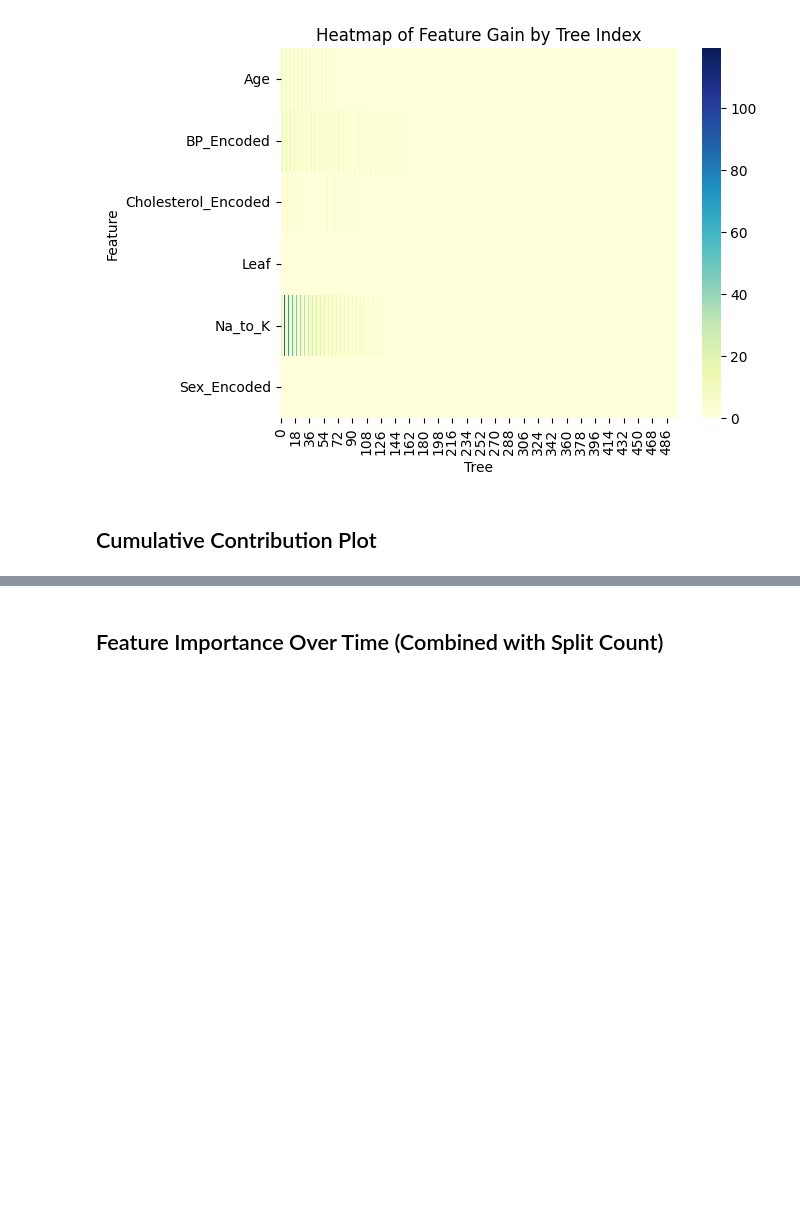
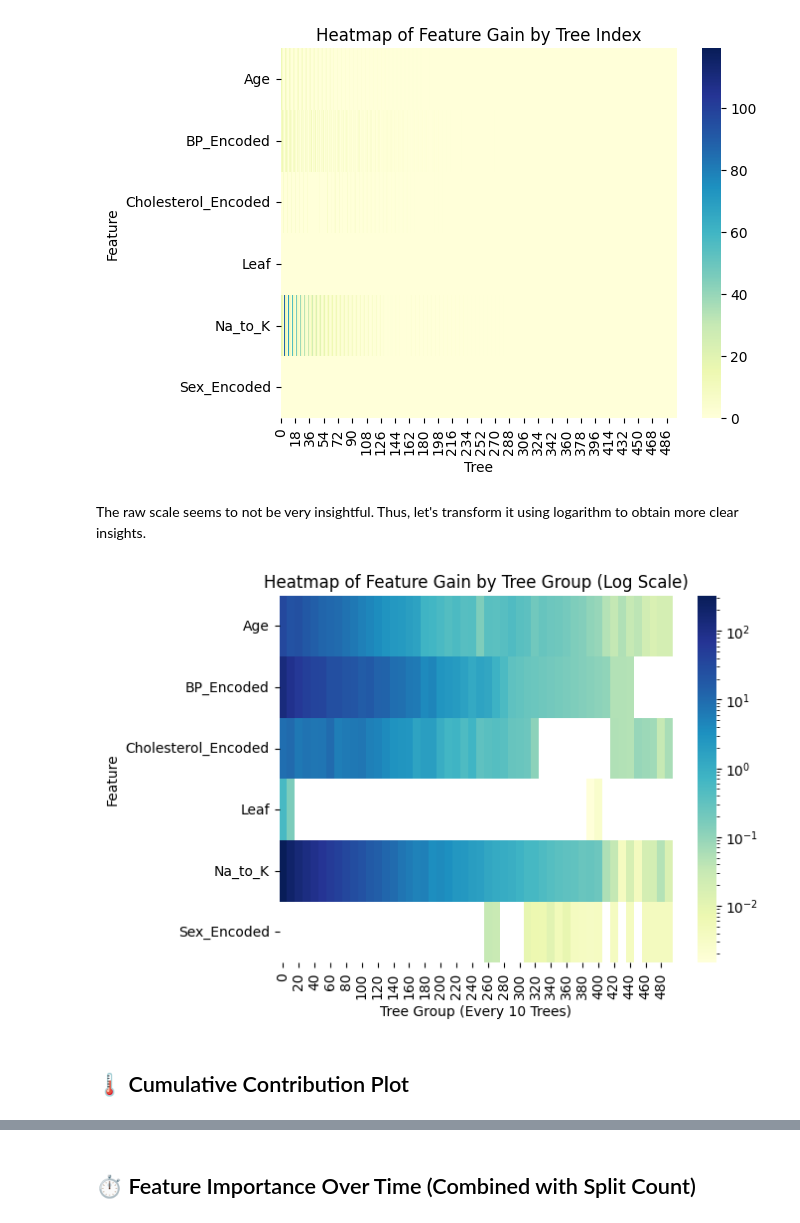
Before and after one commit to PeeteKeesel/kaggle-verse, a Jupyter notebook: understanding-trees-in-depth.ipynb, the cells around one changed output, grey strips where cells are left out. Drawn from its saved outputs; the diff is of its cells as text; code cells hidden in the pictures; blank space fills up the shorter version.

Commit message:
Kaggle Notebook | 🤔Understanding Trees 🌳 In Depth💡 | Version 9

```diff
--- a/understanding-trees-in-depth.ipynb
+++ b/understanding-trees-in-depth.ipynb
@@ -304,8 +270,31 @@ setattr(BoostingComplexityAnalyzer, 'plot_feature_gain_heatmap', plot_feature_ga
 analyzer.plot_feature_gain_heatmap()
 # %% [output]
 [figure]
+# %% [markdown]
+The raw scale seems to not be very insightful. Thus, let's transform it using logarithm to obtain more clear insights.
+# %%
+from matplotlib.colors import LogNorm
+
+def plot_feature_gain_heatmap(self):
+    """Plots a heatmap of feature importance by tree index."""
+
+    self.tree_details['Tree_Group'] = (self.tree_details['Tree'] // 10) * 10
+    pivot_data = self.tree_details.pivot_table(index='Feature', columns='Tree_Group', values='Gain', aggfunc='sum', fill_value=0)
+    sns.heatmap(pivot_data, cmap="YlGnBu", norm=LogNorm())
+
+    plt.title("Heatmap of Feature Gain by Tree Group (Log Scale)")
+    plt.xlabel("Tree Group (Every 10 Trees)")
+    plt.ylabel("Feature")
+
+    plt.show()
+
+setattr(BoostingComplexityAnalyzer, 'plot_feature_gain_heatmap', plot_feature_gain_heatmap)
+
+analyzer.plot_feature_gain_heatmap()
+# %% [output]
+[figure, added]
 # %% [markdown]
-## Cumulative Contribution Plot
+## 🌡️ Cumulative Contribution Plot
 # %%
 def plot_cumulative_feature_gain(self):
     """Plots the cumulative contribution of each feature to total gain over time."""
@@ -326,7 +315,7 @@ analyzer.plot_cumulative_feature_gain()
 # %% [output]
 [interactive output not drawn]
 # %% [markdown]
-## Feature Importance Over Time (Combined with Split Count)
+## ⏱️ Feature Importance Over Time (Combined with Split Count)
 # %%
 def plot_feature_importance_vs_split_count(self):
     """Plots feature importance vs. number of splits for each feature."""
```
Also changed, not shown: parts of 16 cells of this notebook.
